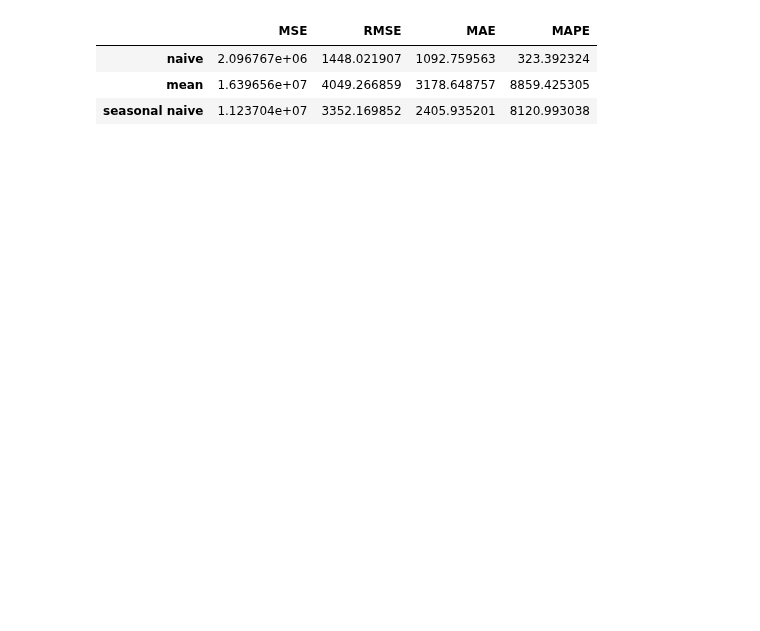
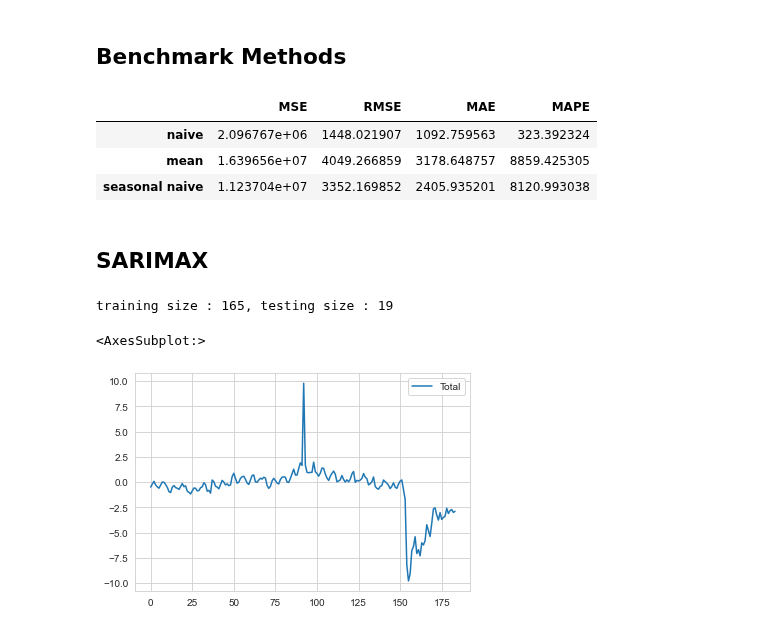
Before and after one commit to worldbank/pacific-observatory, a Jupyter notebook: docs/palau_display.ipynb, the cells around one changed output. Cells and saved outputs as stored; diff of their text form; code cells hidden in the pictures; blank space fills up the shorter version.

```diff
--- a/docs/palau_display.ipynb
+++ b/docs/palau_display.ipynb
@@ -5,7 +7,10 @@ import pickle
 
 import numpy as np
 import pandas as pd
+
 import matplotlib.pyplot as plt
+import seaborn as sns
+sns.set_style("whitegrid")
 
 from statsmodels.tsa.seasonal import seasonal_decompose, STL
 from statsmodels.tsa.statespace.sarimax import SARIMAX
@@ -32,6 +37,8 @@ palau_va.head(5)
 | 2 | 2007-08-01 | 3476.0 | 1354.0 | 3046.0 | 46.0 | 580.0 | 256.0 | 438.0 | 9196.0 | 0.453967 | ... |
 | 3 | 2007-09-01 | 3022.0 | 910.0 | 2497.0 | 61.0 | 559.0 | 145.0 | 401.0 | 7595.0 | 0.000000 | ... |
 | 4 | 2007-10-01 | 1807.0 | 1082.0 | 2298.0 | 49.0 | 774.0 | 390.0 | 395.0 | 6795.0 | 0.000000 | ... |
+# %% [markdown]
+## Benchmark Methods
 # %%
 naive_pred = naive_method(palau_va["Total"])
 mean_pred = mean_method(palau_va["Total"])
@@ -50,3 +57,16 @@ benchmark
 | naive | 2.096767e+06 | 1448.021907 | 1092.759563 | 323.392324 |
 | mean | 1.639656e+07 | 4049.266859 | 3178.648757 | 8859.425305 |
 | seasonal naive | 1.123704e+07 | 3352.169852 | 2405.935201 | 8120.993038 |
+# %% [markdown]
+## SARIMAX
+# %%
+pw = SARIMAXPipeline(data=palau_va, y_var="Total",
+                     exog_var=["covid", "palau_travel"], transform_method="scaledlogit")
+pw.transform()
+# %% [output]
+training size : 165, testing size : 19
+# %%
+pw.transformed_y.plot()
+# %% [output]
+<AxesSubplot:>
+[figure, added]
```
Also changed, not shown: parts of 11 cells of this notebook, 6 other files.
